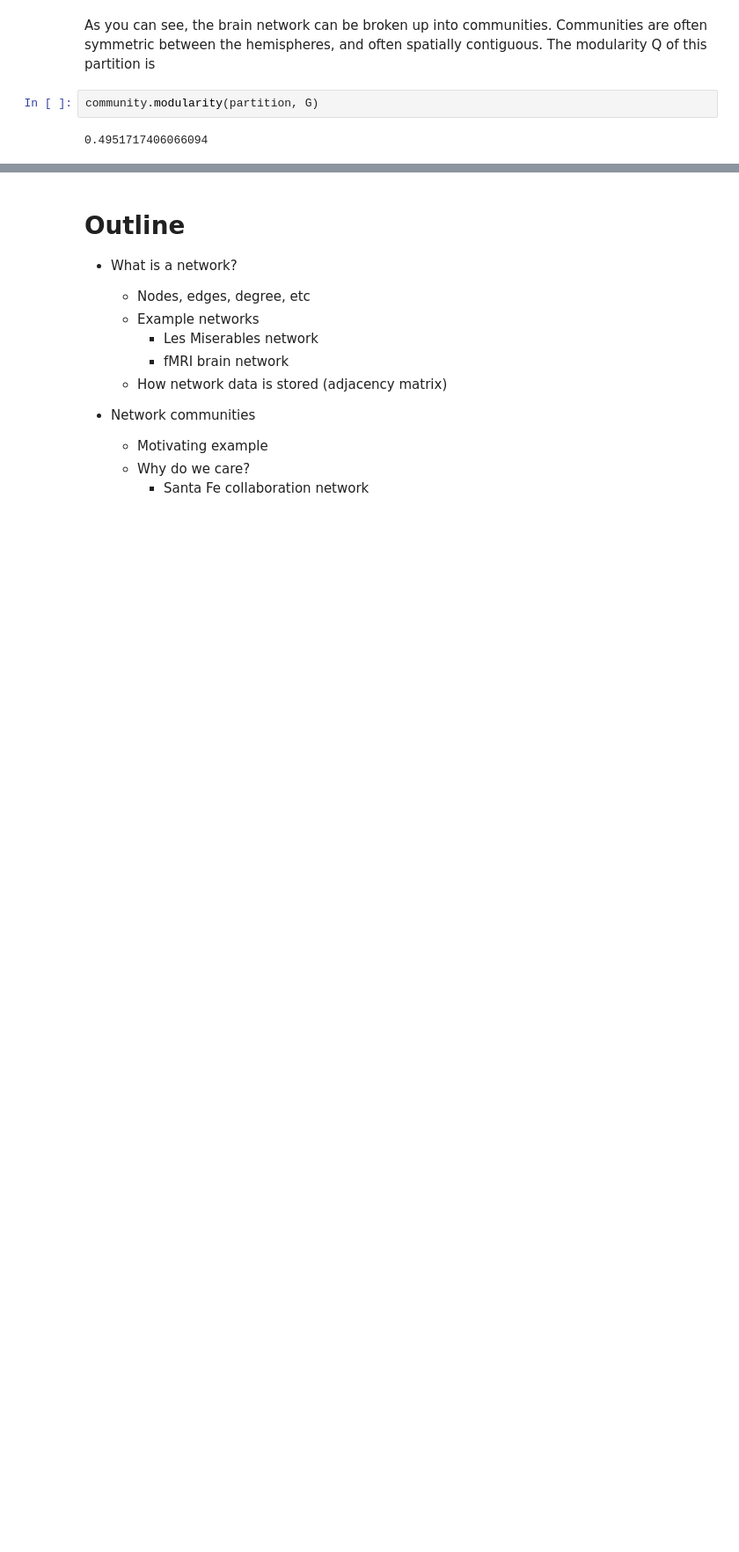
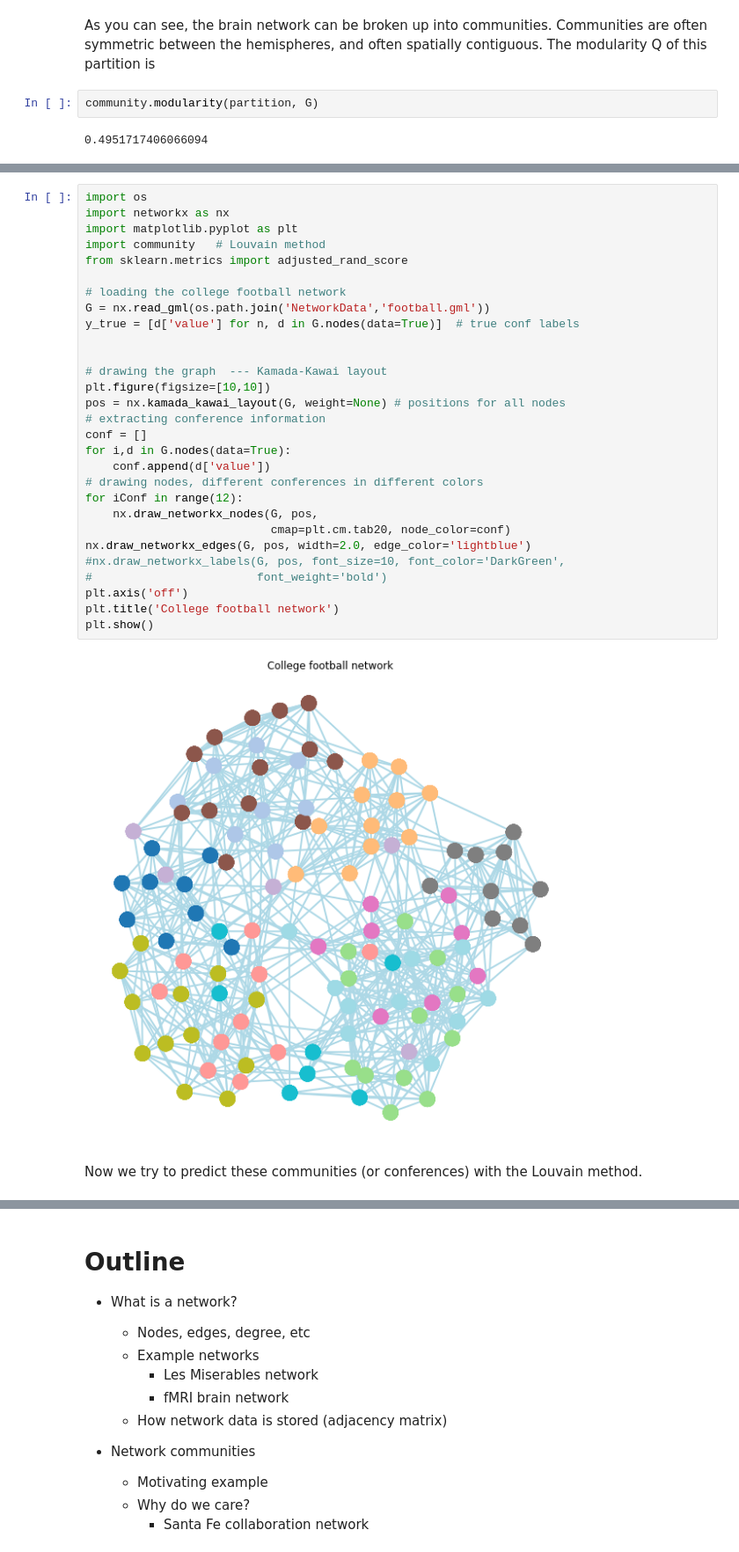
Before and after one commit to sathayas/NetworkTalks, a Jupyter notebook: NetworkCommunities.ipynb, the cells around one changed output, grey strips where cells are left out. Shown at 88% size. Drawn from its saved outputs; the diff is of its cells as text; blank space fills up the shorter version.

```diff
--- a/NetworkCommunities.ipynb
+++ b/NetworkCommunities.ipynb
@@ -339,0 +347,33 @@ community.modularity(partition, G)
+# %%
+import os
+import networkx as nx
+import matplotlib.pyplot as plt
+import community   # Louvain method
+from sklearn.metrics import adjusted_rand_score
+
+# loading the college football network
+G = nx.read_gml(os.path.join('NetworkData','football.gml'))
+y_true = [d['value'] for n, d in G.nodes(data=True)]  # true conf labels
+
+
+# drawing the graph  --- Kamada-Kawai layout
+plt.figure(figsize=[10,10])
+pos = nx.kamada_kawai_layout(G, weight=None) # positions for all nodes
+# extracting conference information
+conf = []
+for i,d in G.nodes(data=True):
+    conf.append(d['value'])
+# drawing nodes, different conferences in different colors
+for iConf in range(12):
+    nx.draw_networkx_nodes(G, pos,
+                           cmap=plt.cm.tab20, node_color=conf)
+nx.draw_networkx_edges(G, pos, width=2.0, edge_color='lightblue')
+#nx.draw_networkx_labels(G, pos, font_size=10, font_color='DarkGreen',
+#                        font_weight='bold')
+plt.axis('off')
+plt.title('College football network')
+plt.show()
+# %% [output]
+[figure, added]
+# %% [markdown]
+Now we try to predict these communities (or conferences) with the Louvain method.
```
Also changed, not shown: parts of 7 cells of this notebook.
